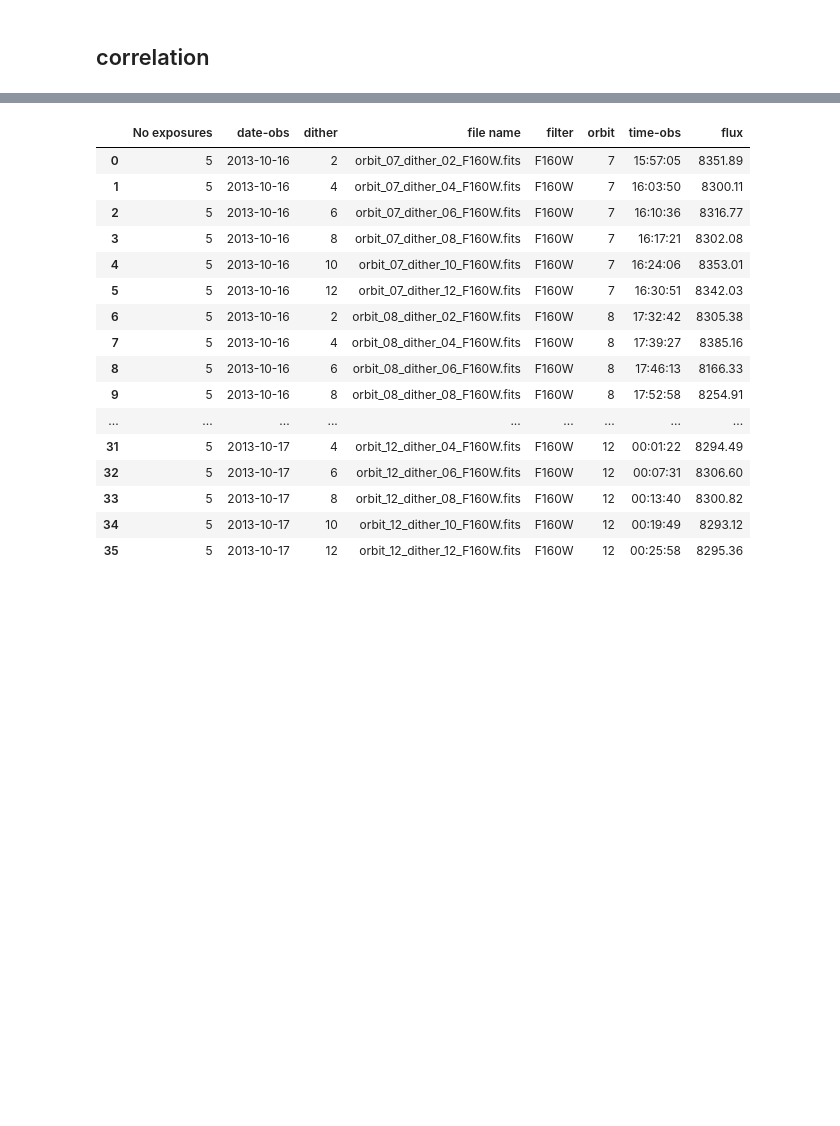
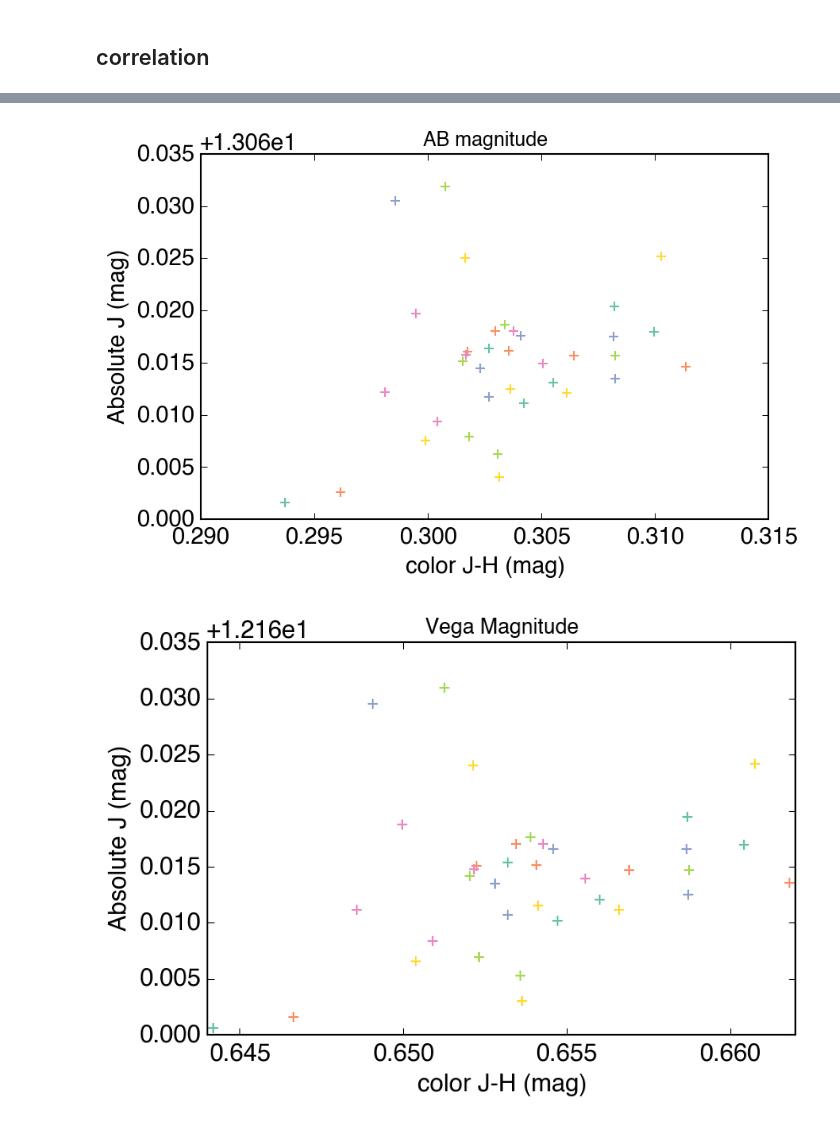
Before and after one commit to YifZhou/Exoplanet-Patchy-Clouds, a Jupyter notebook: ABPIC_Data_Analysis/Correlation and CMD.ipynb, the cells around one changed output, grey strips where cells are left out. Saved outputs shown, nothing was run; the diff lists cells and outputs as text; code cells hidden in the pictures; blank space fills up the shorter version.

```diff
--- a/ABPIC_Data_Analysis/Correlation and CMD.ipynb
+++ b/ABPIC_Data_Analysis/Correlation and CMD.ipynb
@@ -23,20 +30,56 @@ fig.savefig('Flux_correlation_Nov17.pdf')
-# %%
-f160DF
-# %% [output]
-|  | No exposures | date-obs | dither | file name | filter | orbit | time-obs | flux |
-| 0 | 5 | 2013-10-16 | 2 | orbit_07_dither_02_F160W.fits | F160W | 7 | 15:57:05 | 8351.89 |
-| 1 | 5 | 2013-10-16 | 4 | orbit_07_dither_04_F160W.fits | F160W | 7 | 16:03:50 | 8300.11 |
-| 2 | 5 | 2013-10-16 | 6 | orbit_07_dither_06_F160W.fits | F160W | 7 | 16:10:36 | 8316.77 |
-| 3 | 5 | 2013-10-16 | 8 | orbit_07_dither_08_F160W.fits | F160W | 7 | 16:17:21 | 8302.08 |
-| 4 | 5 | 2013-10-16 | 10 | orbit_07_dither_10_F160W.fits | F160W | 7 | 16:24:06 | 8353.01 |
-| 5 | 5 | 2013-10-16 | 12 | orbit_07_dither_12_F160W.fits | F160W | 7 | 16:30:51 | 8342.03 |
-| 6 | 5 | 2013-10-16 | 2 | orbit_08_dither_02_F160W.fits | F160W | 8 | 17:32:42 | 8305.38 |
-| 7 | 5 | 2013-10-16 | 4 | orbit_08_dither_04_F160W.fits | F160W | 8 | 17:39:27 | 8385.16 |
-| 8 | 5 | 2013-10-16 | 6 | orbit_08_dither_06_F160W.fits | F160W | 8 | 17:46:13 | 8166.33 |
-| 9 | 5 | 2013-10-16 | 8 | orbit_08_dither_08_F160W.fits | F160W | 8 | 17:52:58 | 8254.91 |
-| ... | ... | ... | ... | ... | ... | ... | ... | ... |
-| 31 | 5 | 2013-10-17 | 4 | orbit_12_dither_04_F160W.fits | F160W | 12 | 00:01:22 | 8294.49 |
-| 32 | 5 | 2013-10-17 | 6 | orbit_12_dither_06_F160W.fits | F160W | 12 | 00:07:31 | 8306.60 |
-| 33 | 5 | 2013-10-17 | 8 | orbit_12_dither_08_F160W.fits | F160W | 12 | 00:13:40 | 8300.82 |
-| 34 | 5 | 2013-10-17 | 10 | orbit_12_dither_10_F160W.fits | F160W | 12 | 00:19:49 | 8293.12 |
-| 35 | 5 | 2013-10-17 | 12 | orbit_12_dither_12_F160W.fits | F160W | 12 | 00:25:58 | 8295.36 |
+# %%
+photflam125 = 2.2484e-20
+photflam160 = 1.9276e-20
+def flux2mag(count, filt):
+    """
+    returns AB magnitude
+    """
+    if filt == 125:
+        photflam = 2.2484e-20
+        photplam = 12486.
+    elif filt == 160:
+        photflam = 1.9276e-20
+        photplam = 15369.
+    return -2.5 * np.log10(count * photflam) - 21.10 - 5 * np.log10(photplam) + 18.6921
+
+def flux2vegamag(count, filt):
+    if filt == 125:
+        photflam = 2.2484e-20
+        dmag = 25.3293 - 28.0203
+    elif filt == 160:
+        photflam = 1.9276e-20
+        dmag = 24.6949 - 28.1875
+    return -2.5 * np.log10(count * photflam) - 21.10 + dmag
+
+
+distance = 47.3 #pc
+def absoluteMag(mag, distance):
+    return mag + 5 - 5 * np.log10(distance)
+
+
+mag125 = flux2mag(flux125corr, 125)
+mag160 = flux2mag(flux160corr, 160)
+
+Mag125 = absoluteMag(mag125, distance)
+
+fig, ax = plt.subplots()
+ax.plot(mag125 - mag160, Mag125, '+', mew = 1)
+ax.set_xlabel('color J-H (mag)')
+ax.set_ylabel('Absolute J (mag)')
+ax.set_title('AB magnitude')
+fig.tight_layout()
+fig.savefig('CMD_ABmag_Nov20.pdf')
+
+fig1, ax1 = plt.subplots()
+vegamag125 = flux2vegamag(flux125corr, 125)
+vegamag160 = flux2vegamag(flux160corr, 160)
+vegaMag125 = absoluteMag(vegamag125, distance)
+ax1.plot(vegamag125 - vegamag160, vegaMag125, '+', mew = 1)
+ax1.set_xlabel('color J-H (mag)')
+ax1.set_ylabel('Absolute J (mag)')
+ax1.set_title('Vega Magnitude')
+fig.tight_layout()
+fig.savefig('CMD_Vegamag_Nov20.pdf')
+# %% [output]
+[figure, added]
+[figure, added]
```
Also changed, not shown: parts of 1 cell of this notebook, 22 other files.
